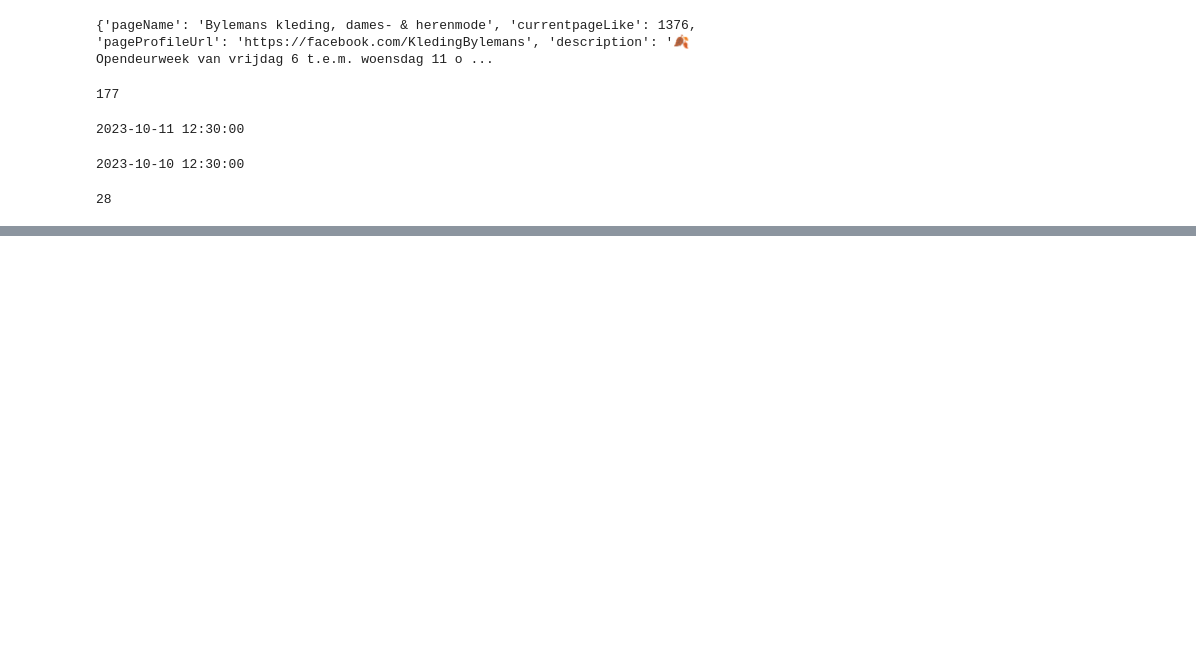
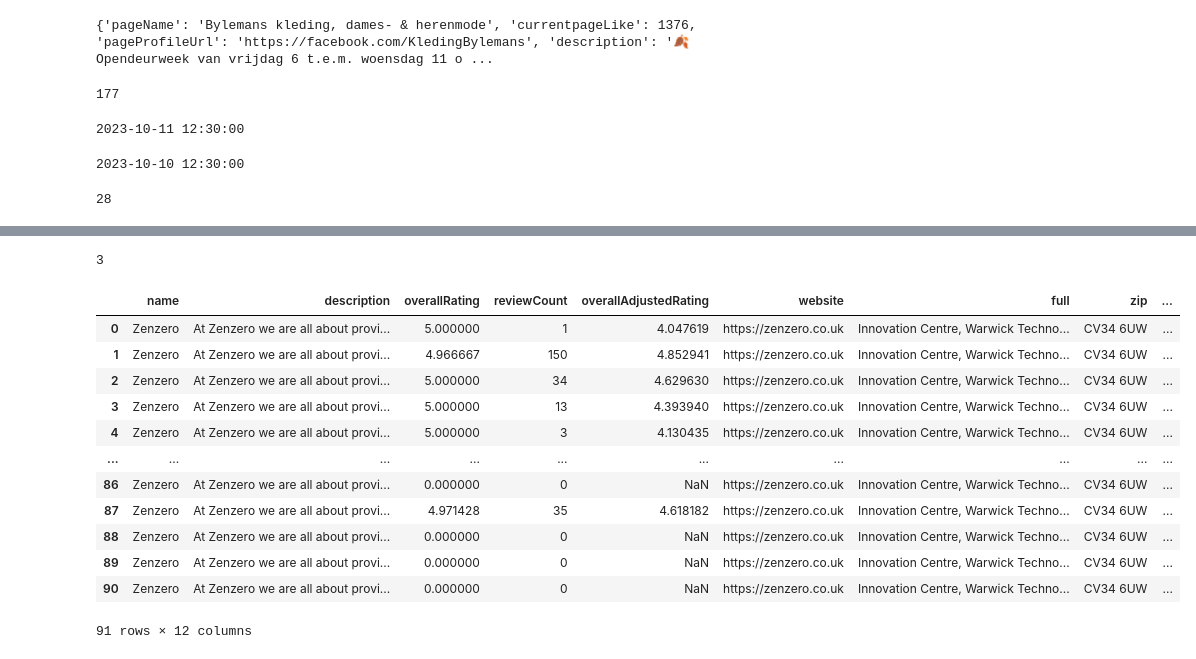
Before and after one commit to sddoc-in/decostanewApi, a Jupyter notebook: getdata.ipynb, the cells around one changed output, grey strips where cells are left out. Cells and saved outputs as stored; diff of their text form; code cells hidden in the pictures; blank space fills up the shorter version.

```diff
--- a/getdata.ipynb
+++ b/getdata.ipynb
@@ -255,0 +494,6 @@ print(len(data['results']))
+# %%
+print(len(DataList))
+# %% [output]
+3
+# %%
+df = pd.DataFrame(result)
@@ -255,0 +502,16 @@ print(len(data['results']))
+# %%
+df
+# %% [output]
+|  | name | description | overallRating | reviewCount | overallAdjustedRating | website | full | zip | ... |
+| 0 | Zenzero | At Zenzero we are all about provi... | 5.000000 | 1 | 4.047619 | https://zenzero.co.uk | Innovation Centre, Warwick Techno... | CV34 6UW | ... |
+| 1 | Zenzero | At Zenzero we are all about provi... | 4.966667 | 150 | 4.852941 | https://zenzero.co.uk | Innovation Centre, Warwick Techno... | CV34 6UW | ... |
+| 2 | Zenzero | At Zenzero we are all about provi... | 5.000000 | 34 | 4.629630 | https://zenzero.co.uk | Innovation Centre, Warwick Techno... | CV34 6UW | ... |
+| 3 | Zenzero | At Zenzero we are all about provi... | 5.000000 | 13 | 4.393940 | https://zenzero.co.uk | Innovation Centre, Warwick Techno... | CV34 6UW | ... |
+| 4 | Zenzero | At Zenzero we are all about provi... | 5.000000 | 3 | 4.130435 | https://zenzero.co.uk | Innovation Centre, Warwick Techno... | CV34 6UW | ... |
+| ... | ... | ... | ... | ... | ... | ... | ... | ... | ... |
+| 86 | Zenzero | At Zenzero we are all about provi... | 0.000000 | 0 | NaN | https://zenzero.co.uk | Innovation Centre, Warwick Techno... | CV34 6UW | ... |
+| 87 | Zenzero | At Zenzero we are all about provi... | 4.971428 | 35 | 4.618182 | https://zenzero.co.uk | Innovation Centre, Warwick Techno... | CV34 6UW | ... |
+| 88 | Zenzero | At Zenzero we are all about provi... | 0.000000 | 0 | NaN | https://zenzero.co.uk | Innovation Centre, Warwick Techno... | CV34 6UW | ... |
+| 89 | Zenzero | At Zenzero we are all about provi... | 0.000000 | 0 | NaN | https://zenzero.co.uk | Innovation Centre, Warwick Techno... | CV34 6UW | ... |
+| 90 | Zenzero | At Zenzero we are all about provi... | 0.000000 | 0 | NaN | https://zenzero.co.uk | Innovation Centre, Warwick Techno... | CV34 6UW | ... |
+91 rows × 12 columns
```
Also changed, not shown: parts of 9 cells of this notebook, 3 other files.
